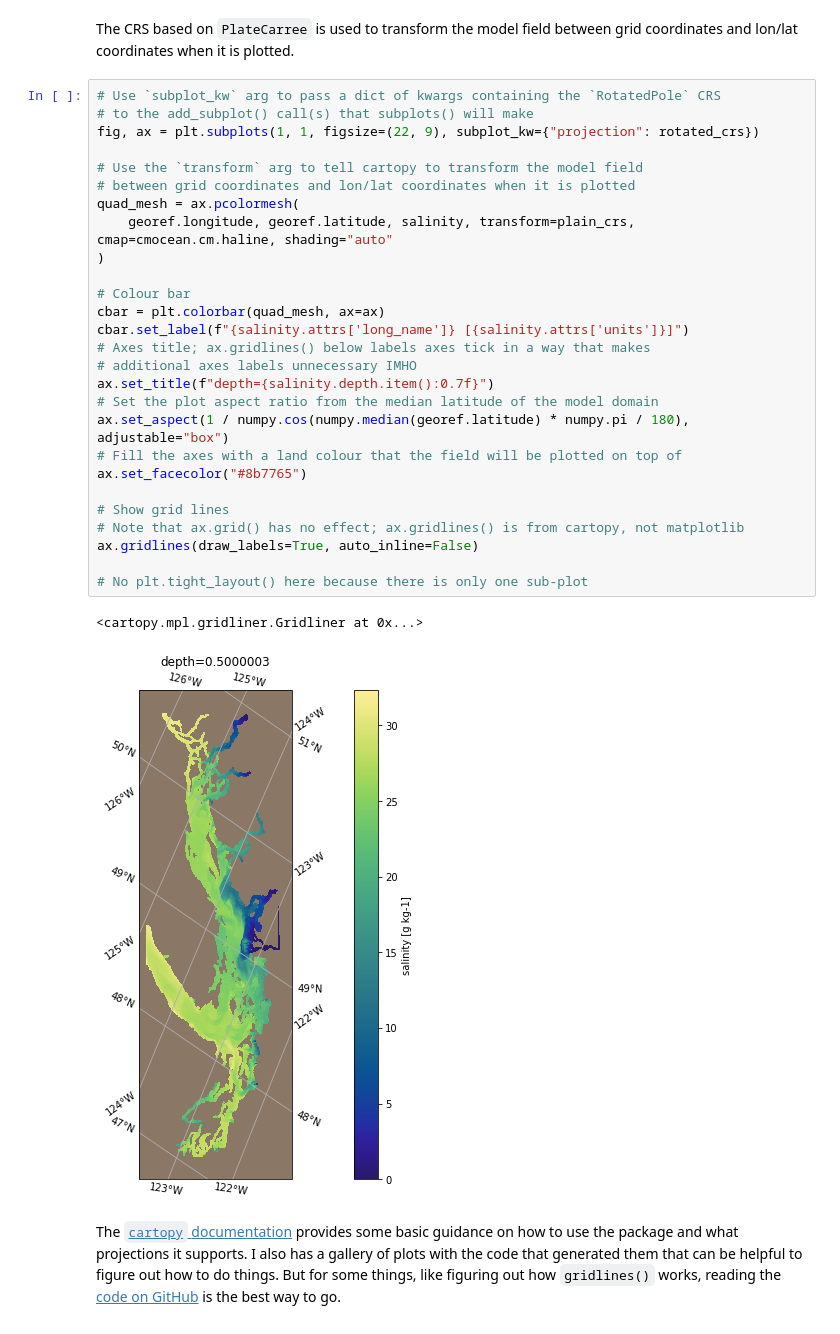
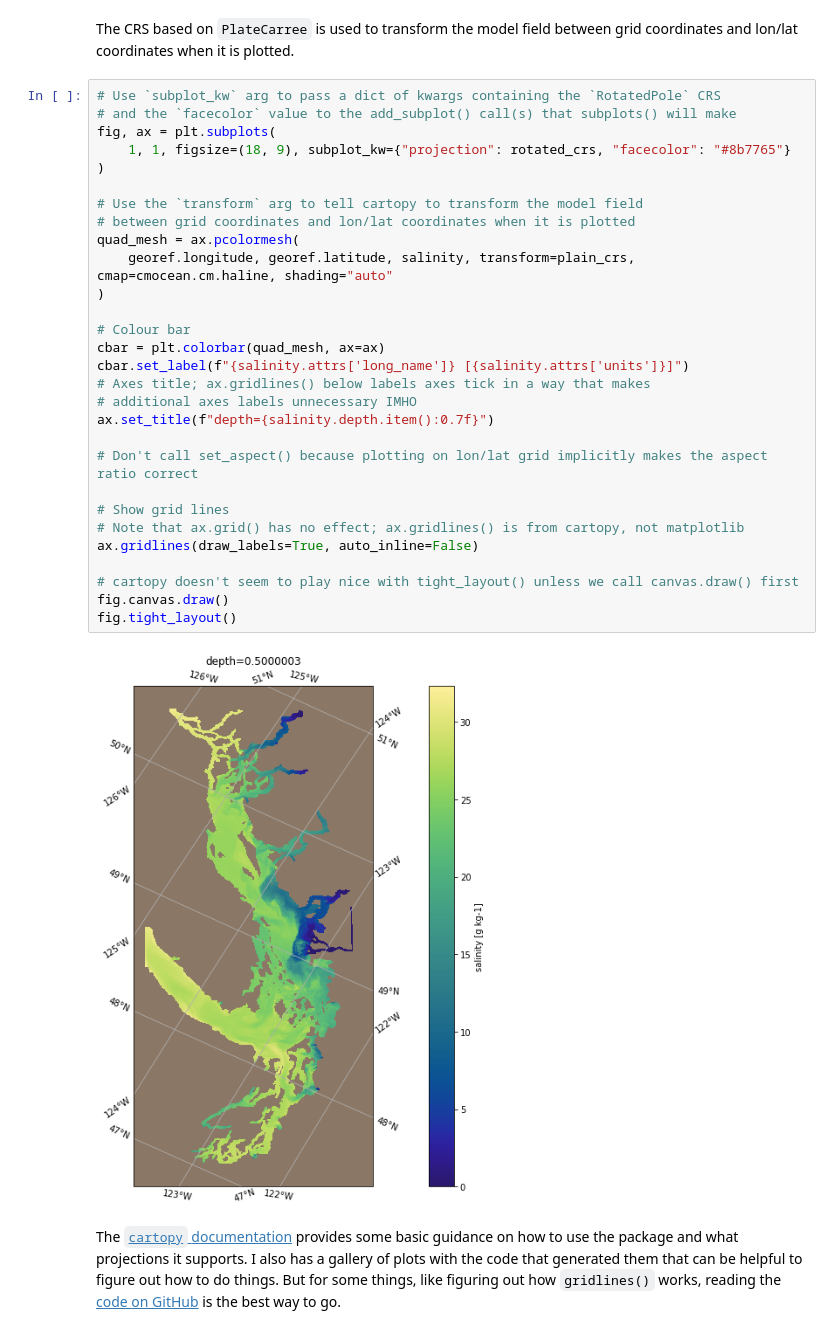
Before and after one commit to UBC-MOAD/PythonNotes, a Jupyter notebook: CartopyRotatedGrid.ipynb, the cells around one changed output. Cells and saved outputs as stored; diff of their text form.

```diff
--- a/CartopyRotatedGrid.ipynb
+++ b/CartopyRotatedGrid.ipynb
@@ -119,34 +121,35 @@ The CRS based on `PlateCarree` is used to transform the model field
 between grid coordinates and lon/lat coordinates when it is plotted.
 # %%
 # Use `subplot_kw` arg to pass a dict of kwargs containing the `RotatedPole` CRS
-# to the add_subplot() call(s) that subplots() will make
-fig, ax = plt.subplots(1, 1, figsize=(22, 9), subplot_kw={"projection": rotated_crs})
+# and the `facecolor` value to the add_subplot() call(s) that subplots() will make
+fig, ax = plt.subplots(
+    1, 1, figsize=(18, 9), subplot_kw={"projection": rotated_crs, "facecolor": "#8b7765"}
+)
 
 # Use the `transform` arg to tell cartopy to transform the model field
 # between grid coordinates and lon/lat coordinates when it is plotted
 quad_mesh = ax.pcolormesh(
     georef.longitude, georef.latitude, salinity, transform=plain_crs, cmap=cmocean.cm.haline, shading="auto"
 )
 
 # Colour bar
 cbar = plt.colorbar(quad_mesh, ax=ax)
 cbar.set_label(f"{salinity.attrs['long_name']} [{salinity.attrs['units']}]")
 # Axes title; ax.gridlines() below labels axes tick in a way that makes
 # additional axes labels unnecessary IMHO
 ax.set_title(f"depth={salinity.depth.item():0.7f}")
-# Set the plot aspect ratio from the median latitude of the model domain
-ax.set_aspect(1 / numpy.cos(numpy.median(georef.latitude) * numpy.pi / 180), adjustable="box")
-# Fill the axes with a land colour that the field will be plotted on top of
-ax.set_facecolor("#8b7765")
+
+# Don't call set_aspect() because plotting on lon/lat grid implicitly makes the aspect ratio correct
 
 # Show grid lines
 # Note that ax.grid() has no effect; ax.gridlines() is from cartopy, not matplotlib
 ax.gridlines(draw_labels=True, auto_inline=False)
 
-# No plt.tight_layout() here because there is only one sub-plot
+# cartopy doesn't seem to play nice with tight_layout() unless we call canvas.draw() first
+fig.canvas.draw()
+fig.tight_layout()
 # %% [output]
-<cartopy.mpl.gridliner.Gridliner at 0x...>
-[figure, old version]
+[figure, new version]
 # %% [markdown]
 The [`cartopy` documentation](https://scitools.org.uk/cartopy/docs/latest/index.html) provides some basic guidance on how to use the package
 and what projections it supports.
```
Also changed, not shown: parts of 2 cells of this notebook.
